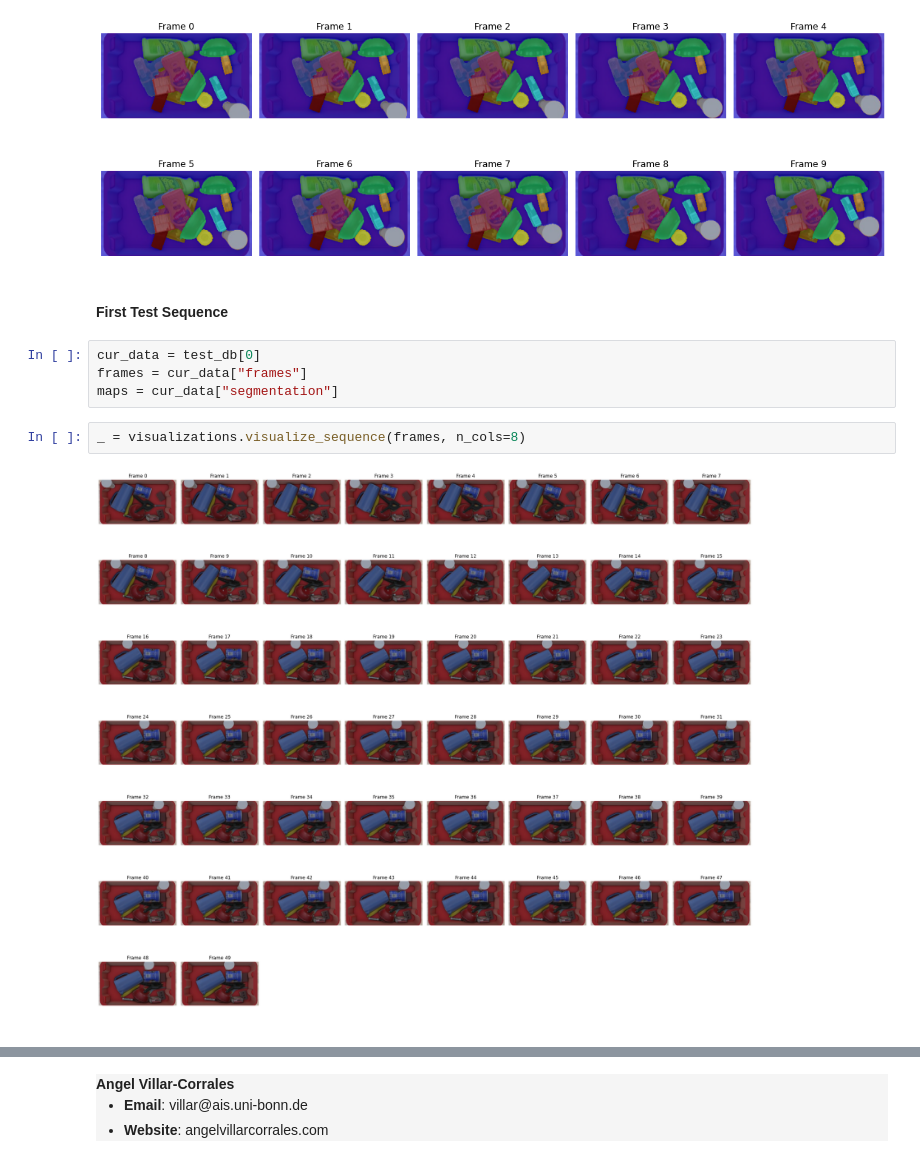
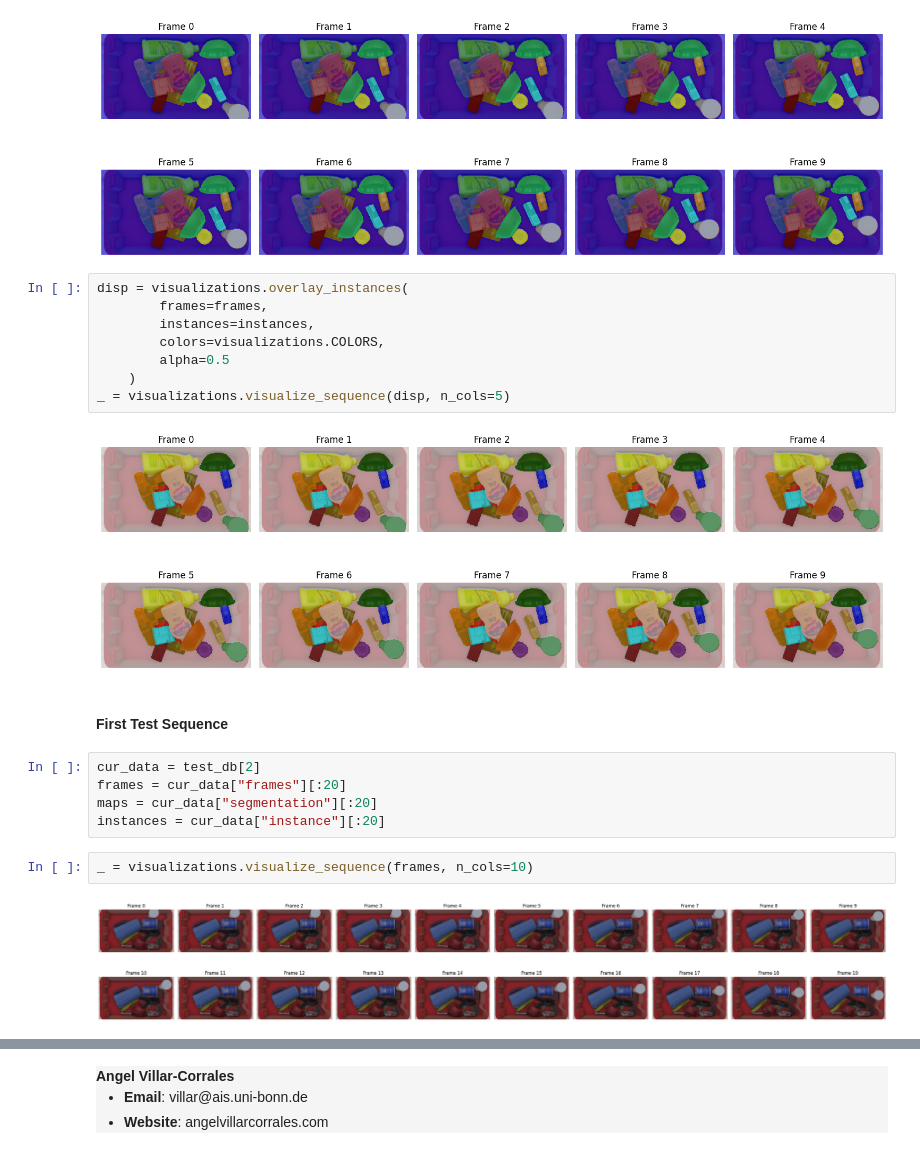
Before and after one commit to angelvillar96/SynpickVP, a Jupyter notebook: SynpickVP.ipynb, the cells around one changed output, grey strips where cells are left out. Saved outputs shown, nothing was run; the diff lists cells and outputs as text.

Commit message:
Added and supported instance masks

```diff
--- a/SynpickVP.ipynb
+++ b/SynpickVP.ipynb
@@ -75,16 +79,27 @@ disp = visualizations.overlay_segmentations(
 _ = visualizations.visualize_sequence(disp, n_cols=5)
 # %% [output]
 [figure]
+# %%
+disp = visualizations.overlay_instances(
+        frames=frames,
+        instances=instances,
+        colors=visualizations.COLORS,
+        alpha=0.5
+    )
+_ = visualizations.visualize_sequence(disp, n_cols=5)
+# %% [output]
+[figure, added]
 # %% [markdown]
 #### First Test Sequence
 # %%
-cur_data = test_db[0]
-frames = cur_data["frames"]
-maps = cur_data["segmentation"]
+cur_data = test_db[2]
+frames = cur_data["frames"][:20]
+maps = cur_data["segmentation"][:20]
+instances = cur_data["instance"][:20]
 # %%
-_ = visualizations.visualize_sequence(frames, n_cols=8)
+_ = visualizations.visualize_sequence(frames, n_cols=10)
 # %% [output]
-[figure, old version]
+[figure, new version]
 # %%
 disp = visualizations.overlay_segmentations(
         frames=frames,
```
Also changed, not shown: parts of 3 cells of this notebook, 13 other files.
